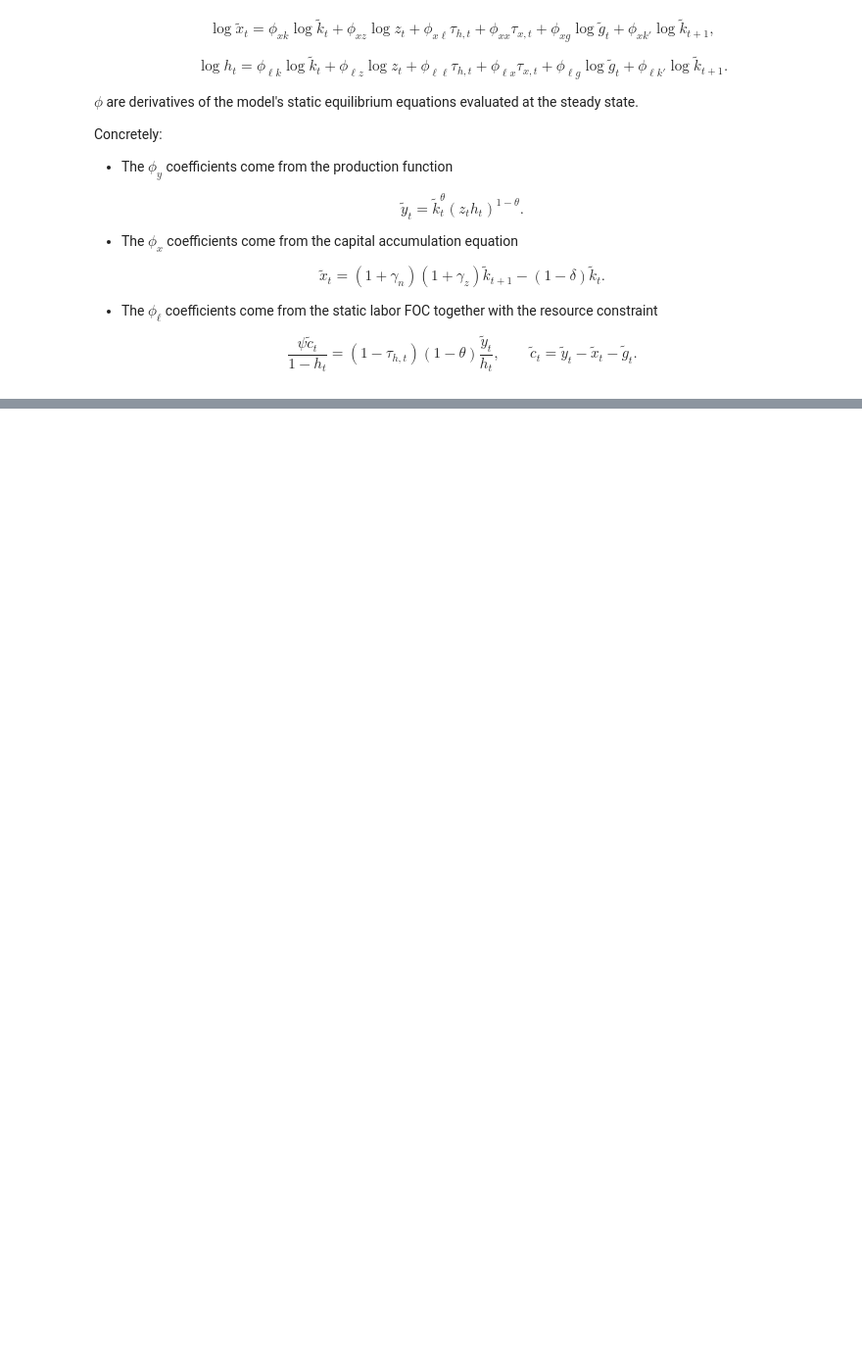
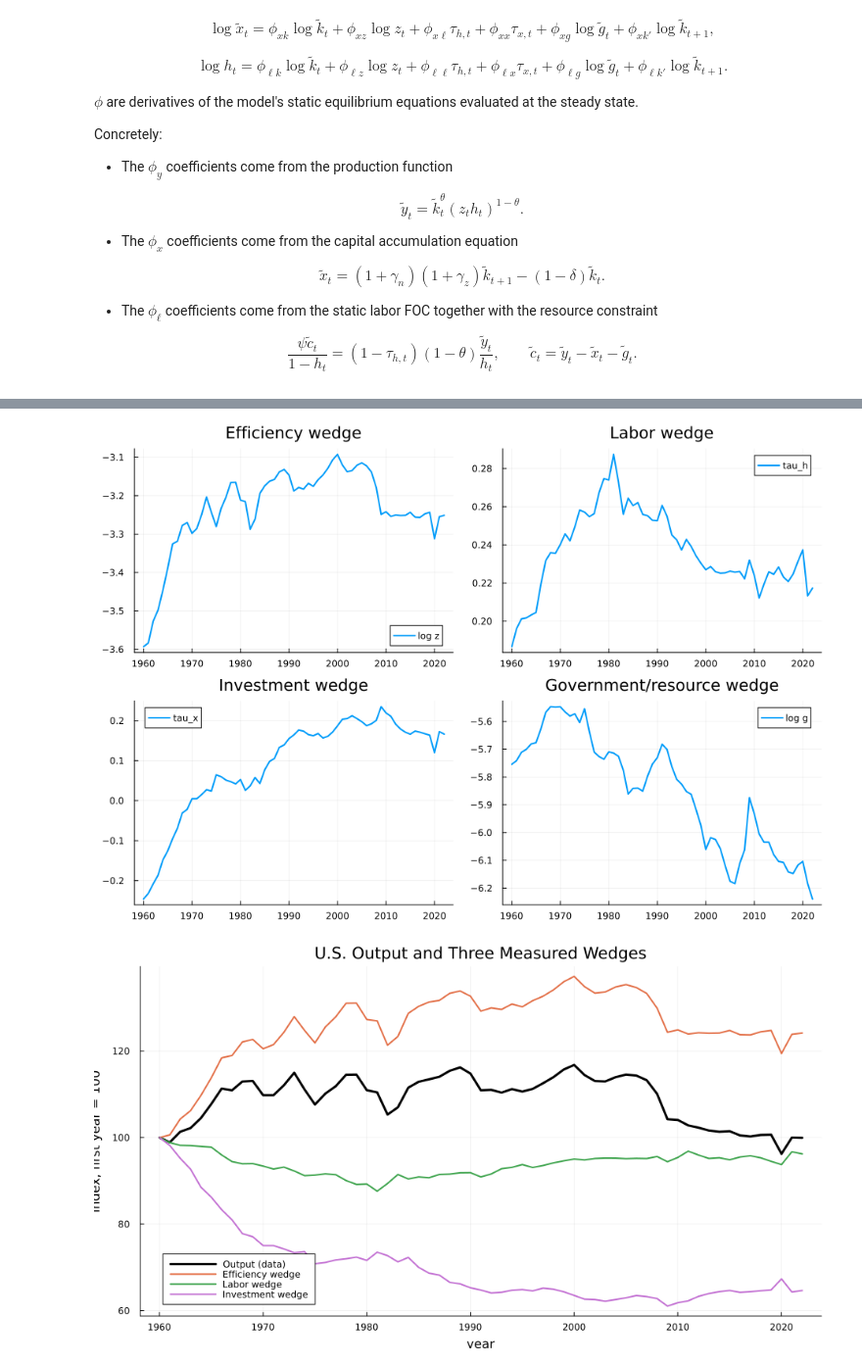
Before and after one commit to YuxuanZhao-Econ/ECON8208, a Jupyter notebook: HW7/HW7.ipynb, the cells around one changed output, grey strips where cells are left out. Shown at 98% size. Drawn from its saved outputs; the diff is of its cells as text; code cells hidden in the pictures; blank space fills up the shorter version.

Commit message:
version3: quaterly data

```diff
--- a/HW7/HW7.ipynb
+++ b/HW7/HW7.ipynb
@@ -392,0 +327,13 @@ Saved HW7 annual BCA data to: c:\Users\30945\Desktop\Yuxuan ZHAO\minnesota\PhD_f
+# %%
+# -------------------------------------------------------
+# Load the annual raw data and build the BCA per-capita series
+# -------------------------------------------------------
+path_data = joinpath(pwd(), "data", "raw_data.xlsx")
+df_raw = tools.load_raw_data_hw6(path_data; start_year = 1948)
+df, hours_df, _, _ = tools.compute_data_moments_hw6(df_raw)
+
+bca_data = build_bca_per_capita(df, hours_df)
+
+println("Loaded annual raw data: ", size(bca_data, 1), " obs, ",
+        bca_data.year[1], " to ", bca_data.year[end])
+first(bca_data, 5)
@@ -1567,0 +1018,28 @@ cf_summary_q
+# %%
+years = collect(bca_data.year)
+
+# (8a) Inferred wedges as levels
+p1 = plot(years, wedges.log_z, title = "Efficiency wedge",          label = "log z", linewidth = 2)
+p2 = plot(years, wedges.tau_h, title = "Labor wedge",               label = "tau_h", linewidth = 2)
+p3 = plot(years, wedges.tau_x, title = "Investment wedge",          label = "tau_x", linewidth = 2)
+p4 = plot(years, wedges.log_g, title = "Government/resource wedge", label = "log g", linewidth = 2)
+p_wedges = plot(p1, p2, p3, p4, layout = (2, 2), size = (950, 650))
+display(p_wedges)
+
+# (8b) CKM Figure-5 style: normalised wedges and data output on one axis
+theta_a    = hw7_params.theta
+z_rel      = exp.(wedges.log_z .- wedges.log_z[1]) .^ (1.0 - theta_a)
+tauh_rel   = (1.0 .- wedges.tau_h) ./ (1.0 - wedges.tau_h[1])
+taux_rel   = (1.0 + wedges.tau_x[1]) ./ (1.0 .+ wedges.tau_x)
+y_data_rel = exp.(Yobs[:, 1]) ./ exp(Yobs[1, 1])
+
+p_fig5 = plot(years, 100 .* y_data_rel, label = "Output (data)",    linewidth = 3, color = :black)
+plot!(p_fig5, years, 100 .* z_rel,      label = "Efficiency wedge", linewidth = 2)
+plot!(p_fig5, years, 100 .* tauh_rel,   label = "Labor wedge",      linewidth = 2)
+plot!(p_fig5, years, 100 .* taux_rel,   label = "Investment wedge", linewidth = 2)
+plot!(p_fig5, title = "U.S. Output and Three Measured Wedges",
+      xlabel = "year", ylabel = "index, first year = 100", size = (950, 520))
+display(p_fig5)
+# %% [output]
+[figure, added]
+[figure, added]
```
Also changed, not shown: parts of 54 cells of this notebook, 21 other files.
